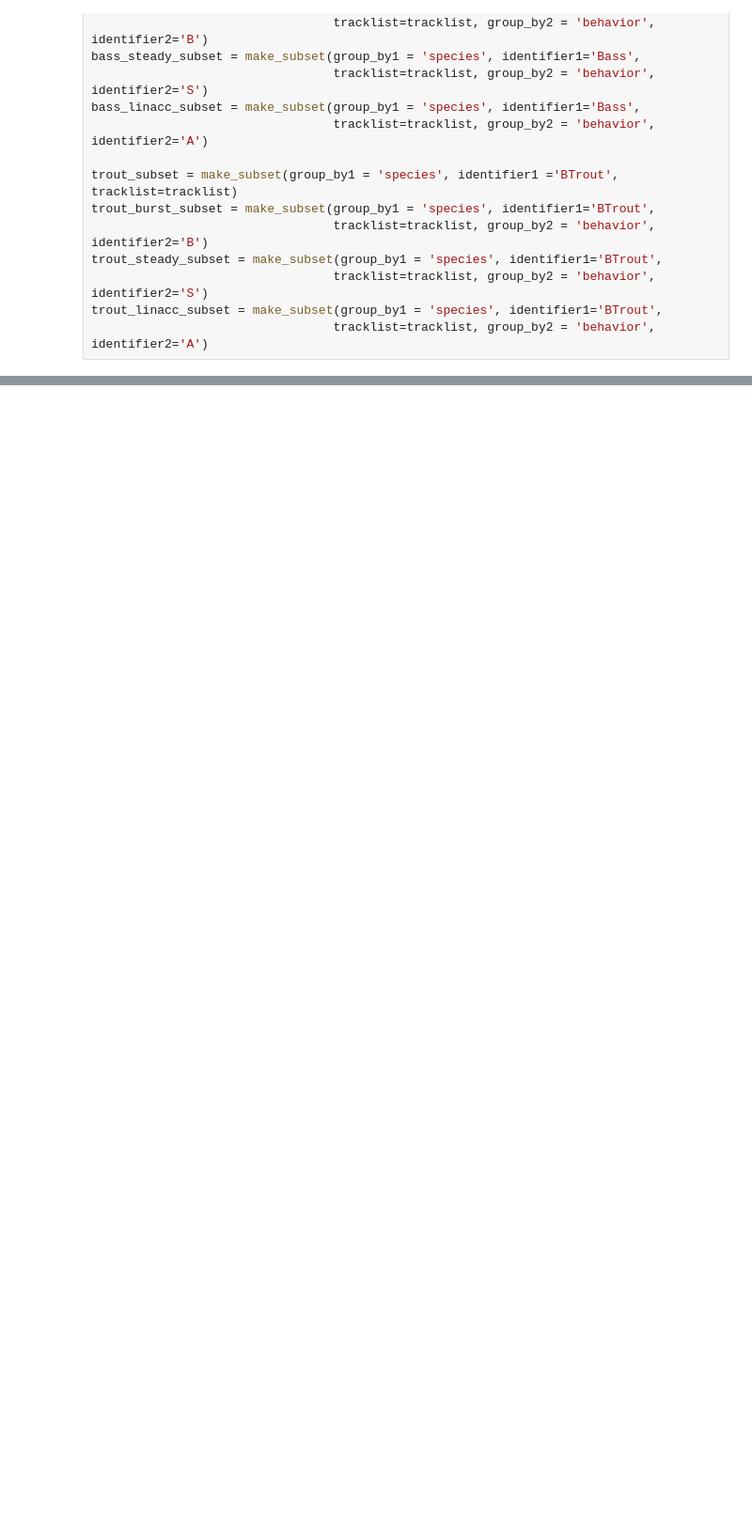
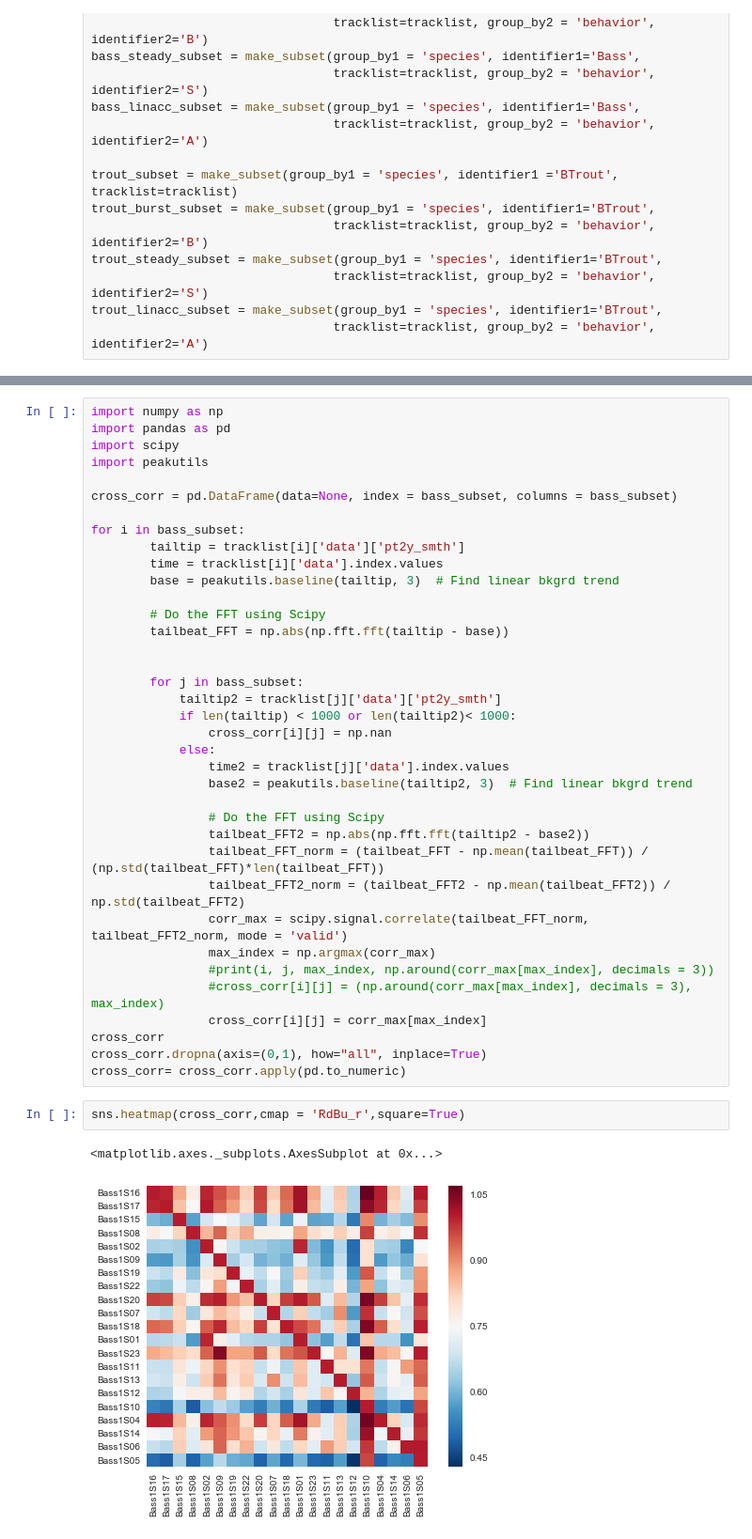
Before and after one commit to kfeilich/FishTrackProcessing, a Jupyter notebook: AccelerationCodeTesting.ipynb, the cells around one changed output, grey strips where cells are left out. Shown at 94% size. Drawn from its saved outputs; the diff is of its cells as text; blank space fills up the shorter version.

```diff
--- a/AccelerationCodeTesting.ipynb
+++ b/AccelerationCodeTesting.ipynb
@@ -124,0 +124,42 @@ plt.show()
+# %%
+import numpy as np
+import pandas as pd
+import scipy
+import peakutils
+
+cross_corr = pd.DataFrame(data=None, index = bass_subset, columns = bass_subset)
+
+for i in bass_subset:
+        tailtip = tracklist[i]['data']['pt2y_smth']
+        time = tracklist[i]['data'].index.values
+        base = peakutils.baseline(tailtip, 3)  # Find linear bkgrd trend
+
+        # Do the FFT using Scipy
+        tailbeat_FFT = np.abs(np.fft.fft(tailtip - base))
+
+
+        for j in bass_subset:
+            tailtip2 = tracklist[j]['data']['pt2y_smth']
+            if len(tailtip) < 1000 or len(tailtip2)< 1000:
+                cross_corr[i][j] = np.nan
+            else:
+                time2 = tracklist[j]['data'].index.values
+                base2 = peakutils.baseline(tailtip2, 3)  # Find linear bkgrd trend
+
+                # Do the FFT using Scipy
+                tailbeat_FFT2 = np.abs(np.fft.fft(tailtip2 - base2))
+                tailbeat_FFT_norm = (tailbeat_FFT - np.mean(tailbeat_FFT)) / (np.std(tailbeat_FFT)*len(tailbeat_FFT))
+                tailbeat_FFT2_norm = (tailbeat_FFT2 - np.mean(tailbeat_FFT2)) / np.std(tailbeat_FFT2)
+                corr_max = scipy.signal.correlate(tailbeat_FFT_norm, tailbeat_FFT2_norm, mode = 'valid')
+                max_index = np.argmax(corr_max)
+                #print(i, j, max_index, np.around(corr_max[max_index], decimals = 3))
+                #cross_corr[i][j] = (np.around(corr_max[max_index], decimals = 3), max_index)
+                cross_corr[i][j] = corr_max[max_index]
+cross_corr
+cross_corr.dropna(axis=(0,1), how="all", inplace=True)
+cross_corr= cross_corr.apply(pd.to_numeric)
+# %%
+sns.heatmap(cross_corr,cmap = 'RdBu_r',square=True)
+# %% [output]
+<matplotlib.axes._subplots.AxesSubplot at 0x...>
+[figure, added]
```
Also changed, not shown: parts of 13 cells of this notebook, 3 other files.
